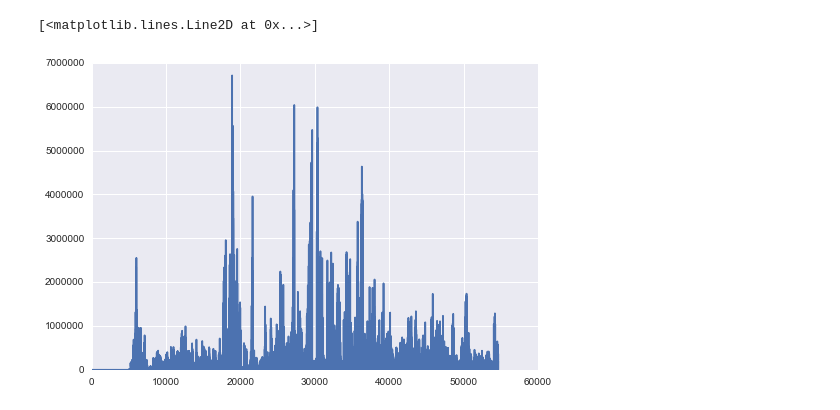
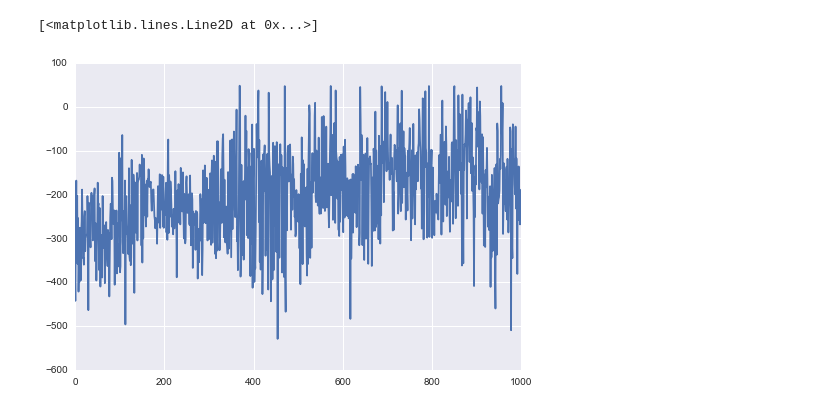
Before and after one commit to ashuven63/Reinforcement-Learning, a Jupyter notebook: SemiSupervisedRL/SemiSuper_TF.ipynb, the cells around one changed output. Saved outputs shown, nothing was run; the diff lists cells and outputs as text; code cells hidden in the pictures.

Commit message:
Working TensorFlow model for reward approximation

```diff
--- a/SemiSupervisedRL/SemiSuper_TF.ipynb
+++ b/SemiSupervisedRL/SemiSuper_TF.ipynb
@@ -79,6 +121,7 @@ def set_thetadot_bins():
     thetadot_bin[-6] = (-5.5, -4.5)
     thetadot_bin[-7] = (-6.5, -5.5)
     thetadot_bin[-8] = (-8.1, -6.5)
+
 
 def set_theta_bins():
     theta_bin[0] = [(0,10), (350,360)]
@@ -110,7 +153,7 @@ def get_thetadot_bin(i):
     for key in thetadot_bin:
         if i > thetadot_bin[key][0] and i <= thetadot_bin[key][1]:
             return key
-    raise "Key not found for %s"%(i)
+    raise Exception("Key not found for %s"%(i))
 
 def get_discrete_state(S):
     theta = get_theta_bin((math.degrees(normalize_angle_360(S[0]))))
@@ -294,5 +281,5 @@ def predict_reward(state, current_session, pred_model):
 # %%
-def qlearning_decay(env_name, ep):
+def qlearning_decay(env_name, ep, sess, model, optimizer, loss, summary):
     env = gym.make(env_name)
     init_Q()
     episode_rewards = []
@@ -302,8 +289,8 @@ def qlearning_decay(env_name, ep):
     epsilon = ep
     current_session = None
     for i in range(NO_OF_EPISODES):
-#         if i % 100 == 0:
-        print 'Episode %d'%(i)
+        if i % 100 == 0:
+            print 'Episode %d'%(i)
         total_episode_reward = 0
         S = env.reset()
         discrete_S = get_discrete_state(S)
@@ -311,12 +298,9 @@ def qlearning_decay(env_name, ep):
             A = epsilon_greedy(discrete_S, epsilon)
             S_next, reward, _, _ = env.step([A])
             if reward == 0: # Did not receive the reward for this time step.
-                if len(reward_memory) < int(MIN_OBSERVE_LEN): # Check what should be done here ?
+                if len(reward_memory) < int(MIN_OBSERVE_LEN) or not IS_MODEL_INIT: # Check what should be done here ?
                     continue
-                if current_session is None:
-                    current_session, pred_model = update_model()
-                if current_session != None:
-                    reward = predict_reward(np.array([S[0], S[1], A]), current_session, pred_model)
+                reward = predict_reward(np.array([S[0], S[1], A]), model, sess)
             else:
                 reward_memory.append(np.array([S[0], S[1], A, reward]))
             total_episode_reward += reward
@@ -329,11 +313,8 @@ def qlearning_decay(env_name, ep):
             discrete_S = discrete_S_next
         episode_rewards.append(total_episode_reward)
         if len(reward_memory) >= int(MIN_OBSERVE_LEN):
-#             print 'Updating the model'
-            current_session, pred = update_model()
+            update_model(optimizer, sess)
         if i > 1000:
             epsilon -= (1/i)
     print 'Observed rewards in %d steps out of %d steps'%(len(reward_memory), (NO_OF_EPISODES*NO_OF_ITER))
     return episode_rewards, td_error_all
-# %%
-episode_rewards, td_error_all = qlearning_decay('SemisuperPendulumRandom-v0', 0.2)
@@ -358,0 +344,15 @@ Observed rewards in 9886 steps out of 100000 steps
+# %%
+env_name = 'SemisuperPendulumRandom-v0'
+tf.reset_default_graph()
+# tf Graph input
+input_ph = tf.placeholder(tf.float32, [None, n_input], name='X')
+# tf Graph Output
+output_ph = tf.placeholder(tf.float32, [None, n_classes])
+with tf.Session() as sess:
+    model, optimizer, loss, summary = build_model_graph()
+    init_vars = tf.initialize_all_variables()
+    sess.run(init_vars)
+#     show_graph(tf.get_default_graph().as_graph_def())
+    episode_rewards, td_error_all = qlearning_decay(env_name, 0.2, sess, model, optimizer, loss, summary)
+    pickle.dump(Q, open('pickle_dumps/' + filename + '_' + env_name, "wb"))
+#     eval_rewards = evaluation(env_name, sess,model)
@@ -359,5 +389,5 @@ Observed rewards in 9886 steps out of 100000 steps
 # %%
-plt.plot(re)
+plt.plot(episode_rewards)
 # %% [output]
 [<matplotlib.lines.Line2D at 0x...>]
-[figure, old version]
+[figure, new version]
```
Also changed, not shown: parts of 15 cells of this notebook.
